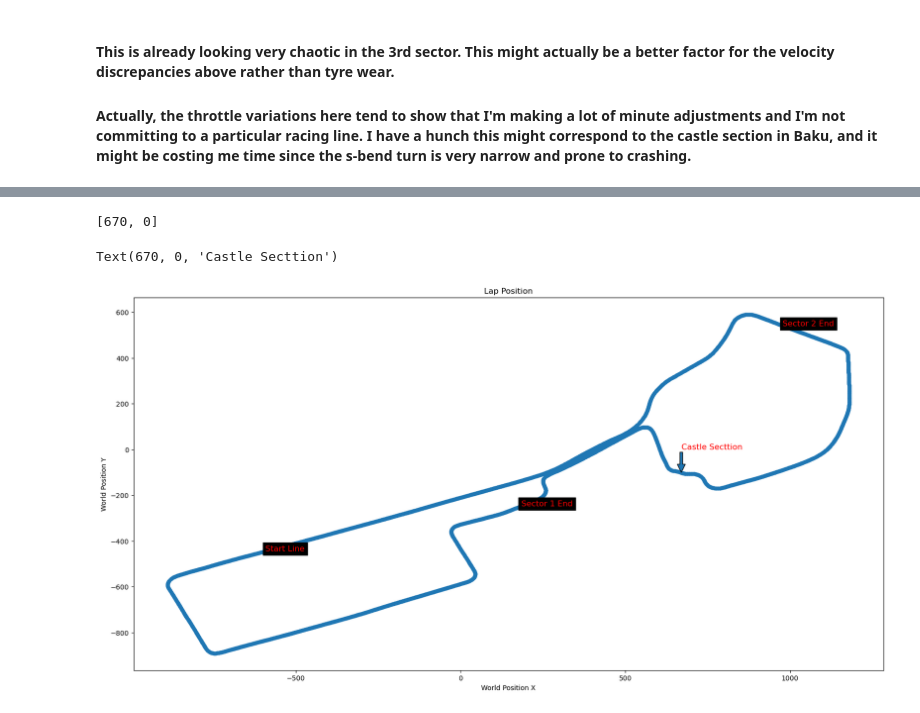
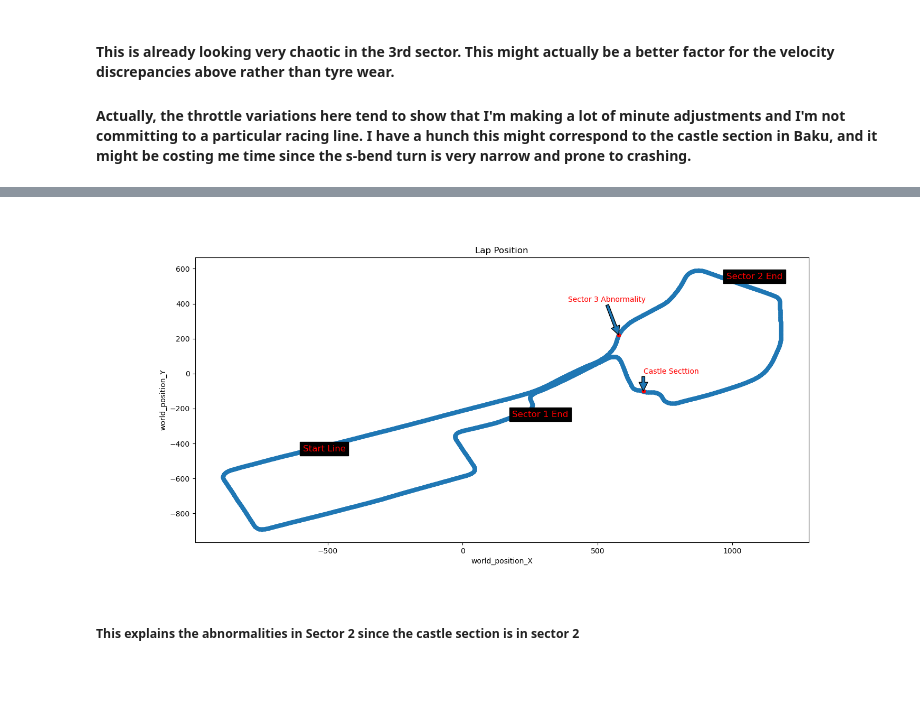
Before and after one commit to Mrugank-Upadhyay/Formula-1-Sim-Telemetry, a Jupyter notebook: practice-fp3-data-analysis.ipynb, the cells around one changed output, grey strips where cells are left out. Saved outputs shown, nothing was run; the diff lists cells and outputs as text; code cells hidden in the pictures; blank space fills up the shorter version.

Commit message:
modified map to include sector 3 abnormality

```diff
--- a/practice-fp3-data-analysis.ipynb
+++ b/practice-fp3-data-analysis.ipynb
@@ -320,7 +321,7 @@ ax = throttle_per_lap[0].plot(x="lap_distance",
                           title="Throttle vs Lap Distance",
                           # label = ["Lap 1 Throttle", "Lap 1 Brake"],
                           label="Lap 1",
-                          xlabel="Lap Distance", ylabel=f"Throttle (percent)", figsize=(20,7))
+                          xlabel="Lap Distance", ylabel=f"Throttle (percent)", figsize=(15,7))
 
 for lap_num, lap_data in enumerate(throttle_per_lap[1::]):
     lap_data.plot(x="lap_distance",
@@ -329,7 +330,7 @@ for lap_num, lap_data in enumerate(throttle_per_lap[1::]):
                           title="Throttle vs Lap Distance",
                           # label = [f"Lap {lap_num} Throttle", f"Lap {lap_num} Brake"],
                           label=f"Lap {lap_num + 2}",
-                          xlabel="Lap Distance", ylabel=f"Throttle (percent)", figsize=(20,7), ax=ax)
+                          xlabel="Lap Distance", ylabel=f"Throttle (percent)", figsize=(15,7), ax=ax)
 plt.axvline(x=max_bin_index/3, color="black", linestyle="--", label="Sector 1")
 plt.axvline(x=max_bin_index/3 * 2, color="black", linestyle="--", label="Sector 2")
 plt.legend()
@@ -369,25 +370,32 @@ plt.show()
 # %%
 # 1 Lap Map
 
-from matplotlib.pylab import xlabel, ylabel
+from matplotlib.pylab import annotate, xlabel, ylabel
 
 world_pos_df = valid_df_fp3.loc[valid_df_fp3["lapNum"] == 1][["world_position_X", "world_position_Y", "world_position_Z"]]
 
 start_line_coords = world_pos_df.head(1)[["world_position_X", "world_position_Y"]].to_numpy()[0] # This is also where sector 3 ends and sector 1 starts
 sector_1_end_coords = valid_df_fp3.loc[valid_df_fp3["binIndex"] == max_bin_index//3][["world_position_X", "world_position_Y"]].to_numpy()[0]
 sector_2_end_coords = valid_df_fp3.loc[valid_df_fp3["binIndex"] == max_bin_index//3 * 2][["world_position_X", "world_position_Y"]].to_numpy()[0]
-castle_section_coords = [670, 0]
-castle_section_annot_coords = [670, -100]
-
-print(castle_section_coords)
+castle_section_coords = pd.DataFrame({"world_position_X": [670], "world_position_Y": [-100]})
+castle_section_annot_coords = pd.DataFrame({"world_position_X": [670], "world_position_Y": [0]})
 
 plot = world_pos_df[["world_position_X", "world_position_Y"]].plot.scatter(x="world_position_X", y="world_position_Y",
-                                                                    title="Lap Position", xlabel="World Position X", ylabel="World Position Y", figsize=(20,10))
+                                                                    title="Lap Position", xlabel="World Position X", ylabel="World Position Y", figsize=(15,7))
+castle_section_coords.plot.scatter(x="world_position_X", y="world_position_Y", ax=plot, color="red")
 plot.annotate("Start Line", xy=start_line_coords, fontsize="large", color="red", backgroundcolor="black")
 plot.annotate("Sector 1 End", xy=sector_1_end_coords, fontsize="large", color="red", backgroundcolor="black")
 plot.annotate("Sector 2 End", xy=sector_2_end_coords, fontsize="large", color="red", backgroundcolor="black")
-plot.annotate("Castle Secttion", xy=castle_section_annot_coords, xytext=castle_section_coords, fontsize="large", color="red", arrowprops={})
+plot.annotate("Castle Secttion", xy=castle_section_coords.to_numpy()[0], xytext=castle_section_annot_coords.to_numpy()[0], fontsize="medium", color="red", arrowprops={})
+
+sector_3_abnormality_bin = 4600
+
+sector_3_abnormality_df = valid_df_fp3.loc[(valid_df_fp3["binIndex"] == sector_3_abnormality_bin) & (valid_df_fp3["lapNum"] == 1)][["world_position_X", "world_position_Y"]]
+sector_3_abnormality_pos = [390, 410]
+sector_3_abnormality_df.plot.scatter(x="world_position_X", y="world_position_Y", ax=plot, color="red")
+plot.annotate("Sector 3 Abnormality", xy= sector_3_abnormality_df.to_numpy()[0], xytext=sector_3_abnormality_pos, fontsize="medium", color="red", arrowprops={})
+plt.show()
 # %% [output]
-[670, 0]
-Text(670, 0, 'Castle Secttion')
-[figure, old version]
+[figure, new version]
+# %% [markdown]
+##### This explains the abnormalities in Sector 2 since the castle section is in sector 2
```
Also changed, not shown: parts of 6 cells of this notebook, 5 other files.
